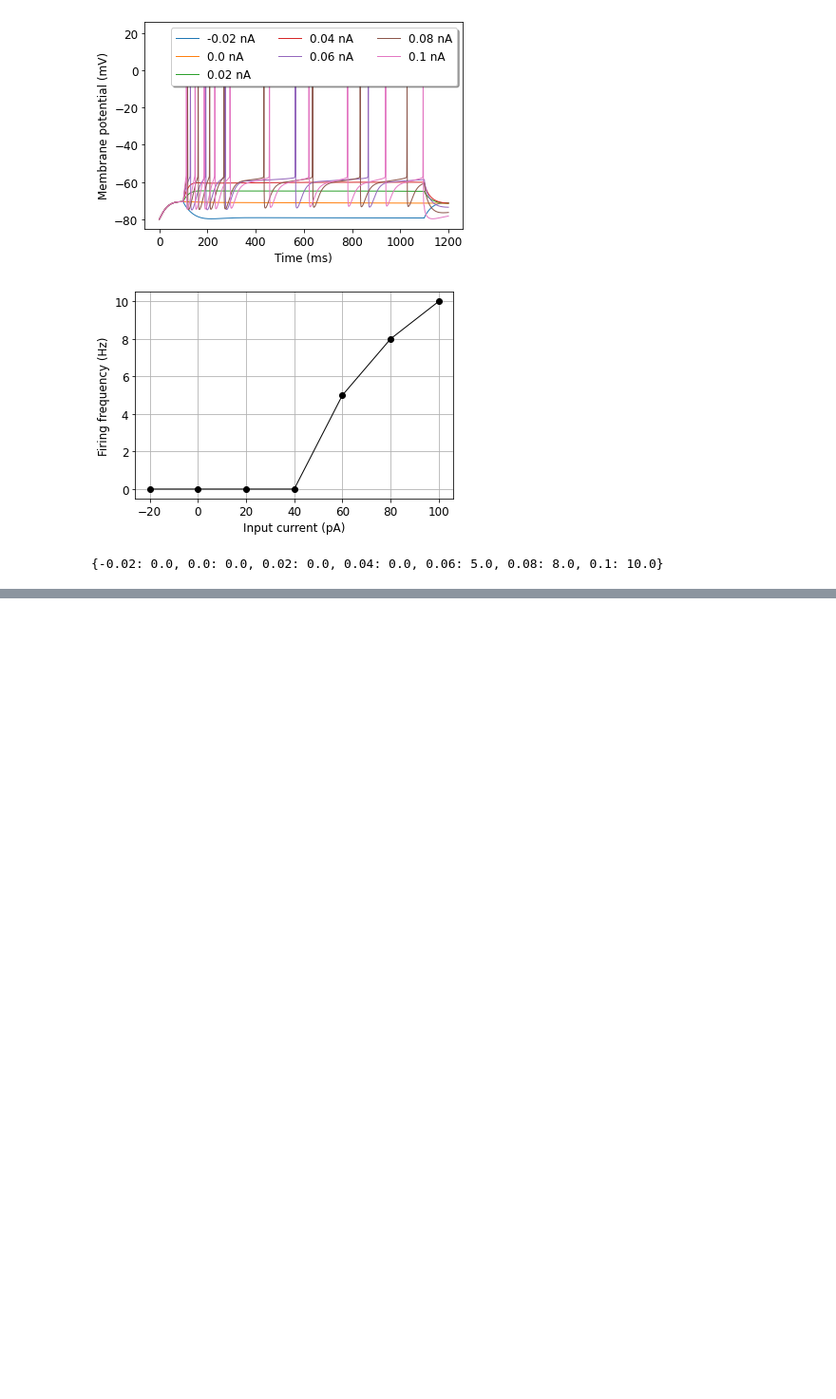
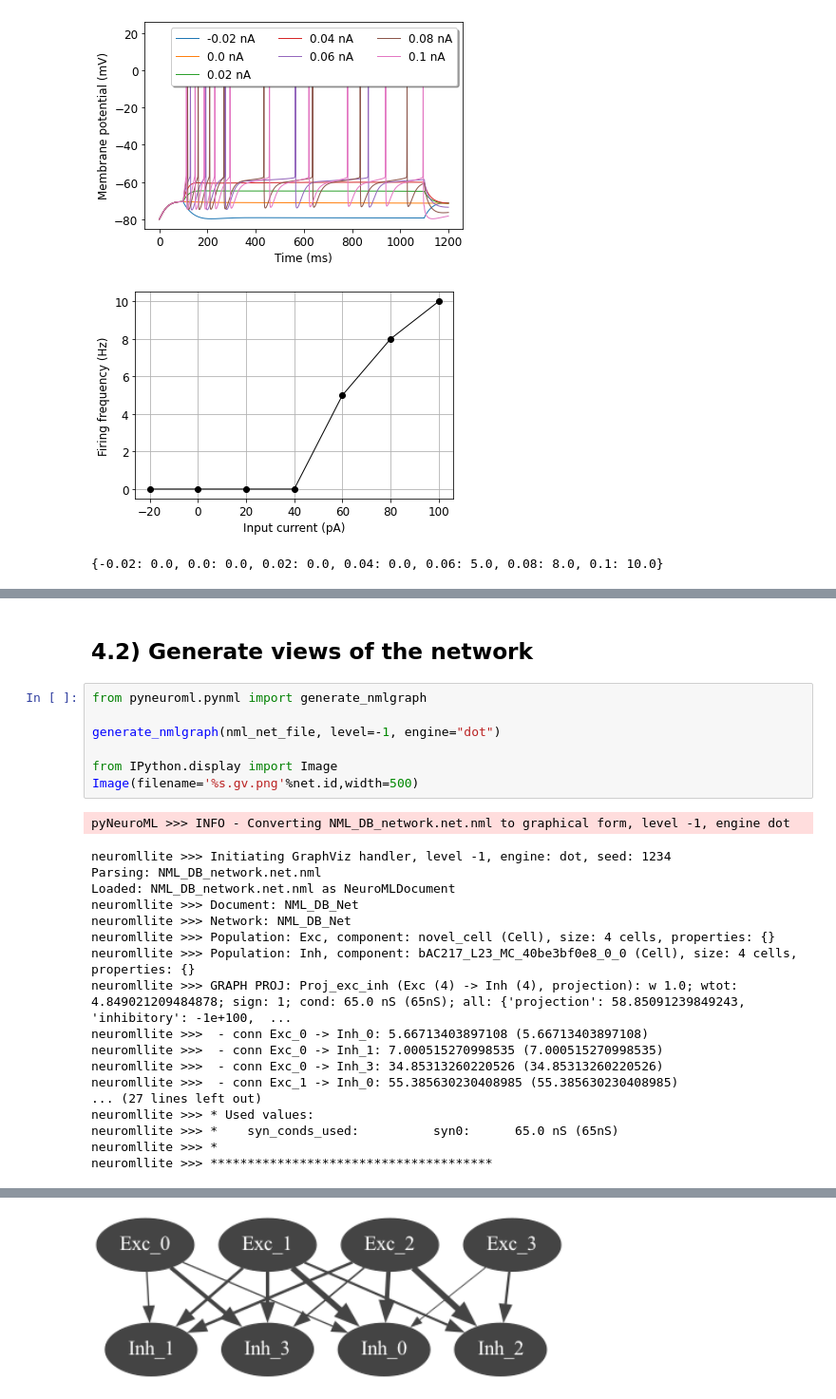
Before and after one commit to NeuroML/Documentation, a Jupyter notebook: source/Userdocs/NML2_examples/NeuroML-DB.ipynb, the cells around one changed output, grey strips where cells are left out. Shown at 95% size. Cells and saved outputs as stored; diff of their text form; blank space fills up the shorter version.

Commit message:
More network in nmldb example

```diff
--- a/source/Userdocs/NML2_examples/NeuroML-DB.ipynb
+++ b/source/Userdocs/NML2_examples/NeuroML-DB.ipynb
@@ -570,3 +597,31 @@ pyNeuroML >>> INFO - Output:
   jNeuroML >>
   jNeuroML >>
 True
+# %% [markdown]
+## 4.2) Generate views of the network
+# %%
+from pyneuroml.pynml import generate_nmlgraph
+
+generate_nmlgraph(nml_net_file, level=-1, engine="dot")
+
+from IPython.display import Image
+Image(filename='%s.gv.png'%net.id,width=500)
+# %% [output]
+pyNeuroML >>> INFO - Converting NML_DB_network.net.nml to graphical form, level -1, engine dot
+neuromllite >>> Initiating GraphViz handler, level -1, engine: dot, seed: 1234
+Parsing: NML_DB_network.net.nml
+Loaded: NML_DB_network.net.nml as NeuroMLDocument
+neuromllite >>> Document: NML_DB_Net
+neuromllite >>> Network: NML_DB_Net
+neuromllite >>> Population: Exc, component: novel_cell (Cell), size: 4 cells, properties: {}
+neuromllite >>> Population: Inh, component: bAC217_L23_MC_40be3bf0e8_0_0 (Cell), size: 4 cells, properties: {}
+neuromllite >>> GRAPH PROJ: Proj_exc_inh (Exc (4) -> Inh (4), projection): w 1.0; wtot: 4.849021209484878; sign: 1; cond: 65.0 nS (65nS); all: {'projection': 58.85091239849243, 'inhibitory': -1e+100,  ...
+neuromllite >>>  - conn Exc_0 -> Inh_0: 5.66713403897108 (5.66713403897108)
+neuromllite >>>  - conn Exc_0 -> Inh_1: 7.000515270998535 (7.000515270998535)
+neuromllite >>>  - conn Exc_0 -> Inh_3: 34.85313260220526 (34.85313260220526)
+neuromllite >>>  - conn Exc_1 -> Inh_0: 55.385630230408985 (55.385630230408985)
+... (27 lines left out)
+neuromllite >>> * Used values:
+neuromllite >>> *    syn_conds_used:          syn0:      65.0 nS (65nS)
+neuromllite >>> *
+neuromllite >>> **************************************
@@ -572,0 +630 @@ True
+[figure, added]
```
Also changed, not shown: parts of 11 cells of this notebook.
